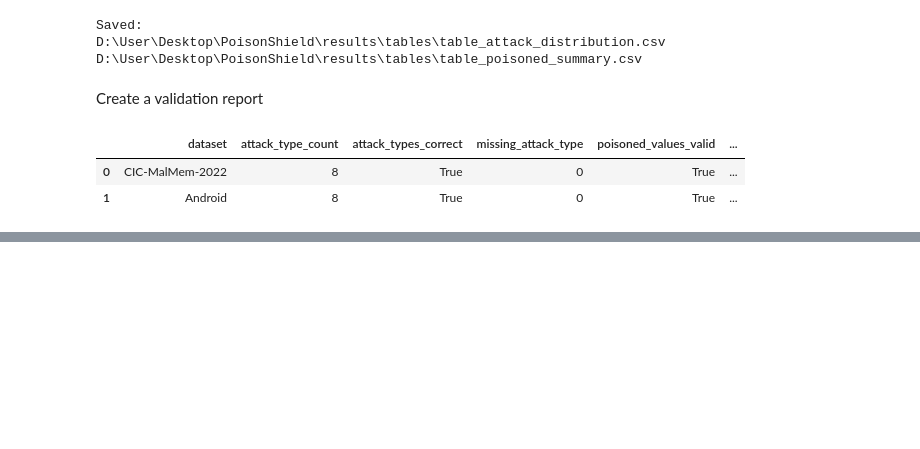
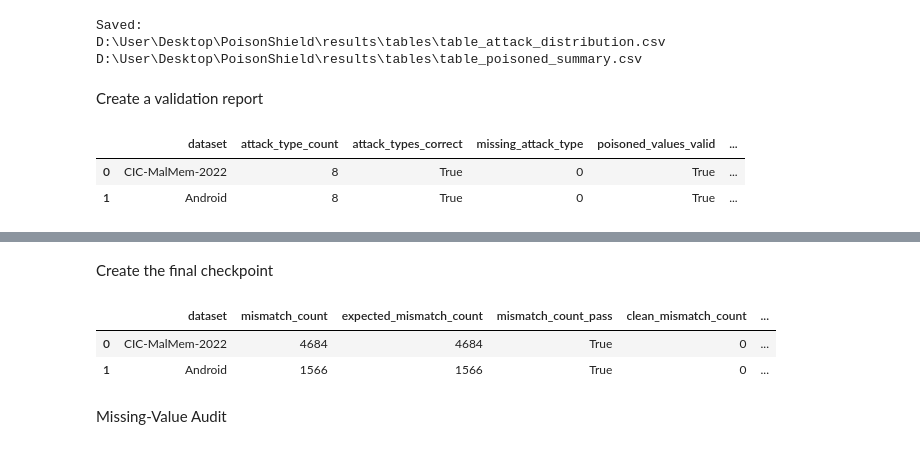
Before and after one commit to alokmuskan/PoisonShield, a Jupyter notebook: notebooks/01_dataset_audit.ipynb, the cells around one changed output, grey strips where cells are left out. Drawn from its saved outputs; the diff is of its cells as text; code cells hidden in the pictures; blank space fills up the shorter version.

```diff
--- a/notebooks/01_dataset_audit.ipynb
+++ b/notebooks/01_dataset_audit.ipynb
@@ -843,0 +1274,69 @@ display(validation_report)
+# %% [markdown]
+Create the final checkpoint
+# %%
+label_validation = []
+
+for name, df in actual_datasets.items():
+
+    mismatch_count = int(
+        (df["Class"] != df["original_label"]).sum()
+    )
+
+    clean_mismatch = int(
+        (
+            df.loc[
+                df["attack_type"] == "clean",
+                "Class"
+            ]
+            !=
+            df.loc[
+                df["attack_type"] == "clean",
+                "original_label"
+            ]
+        ).sum()
+    )
+
+    duplication = df[
+        df["attack_type"] == "sample_duplication"
+    ]
+
+    valid_dup_source = int(
+        (duplication["source_index"] >= 0).sum()
+    )
+
+    non_duplication = df[
+        df["attack_type"] != "sample_duplication"
+    ]
+
+    unexpected_source = int(
+        (non_duplication["source_index"] >= 0).sum()
+    )
+
+    expected = expected_mismatches[name]
+
+    label_validation.append({
+        "dataset": name,
+        "mismatch_count": mismatch_count,
+        "expected_mismatch_count": expected,
+        "mismatch_count_pass": mismatch_count == expected,
+        "clean_mismatch_count": clean_mismatch,
+        "clean_mismatch_pass": clean_mismatch == 0,
+        "valid_duplication_source_indices": valid_dup_source,
+        "duplication_source_index_pass": (
+            valid_dup_source == len(duplication)
+        ),
+        "unexpected_non_duplication_source_indices": unexpected_source,
+        "non_duplication_source_index_pass": (
+            unexpected_source == 0
+        )
+    })
+
+label_validation = pd.DataFrame(label_validation)
+
+display(label_validation)
+# %% [output]
+|  | dataset | mismatch_count | expected_mismatch_count | mismatch_count_pass | clean_mismatch_count | ... |
+| 0 | CIC-MalMem-2022 | 4684 | 4684 | True | 0 | ... |
+| 1 | Android | 1566 | 1566 | True | 0 | ... |
+# %% [markdown]
+Missing-Value Audit
```
Also changed, not shown: parts of 24 cells of this notebook, 1 other file.
